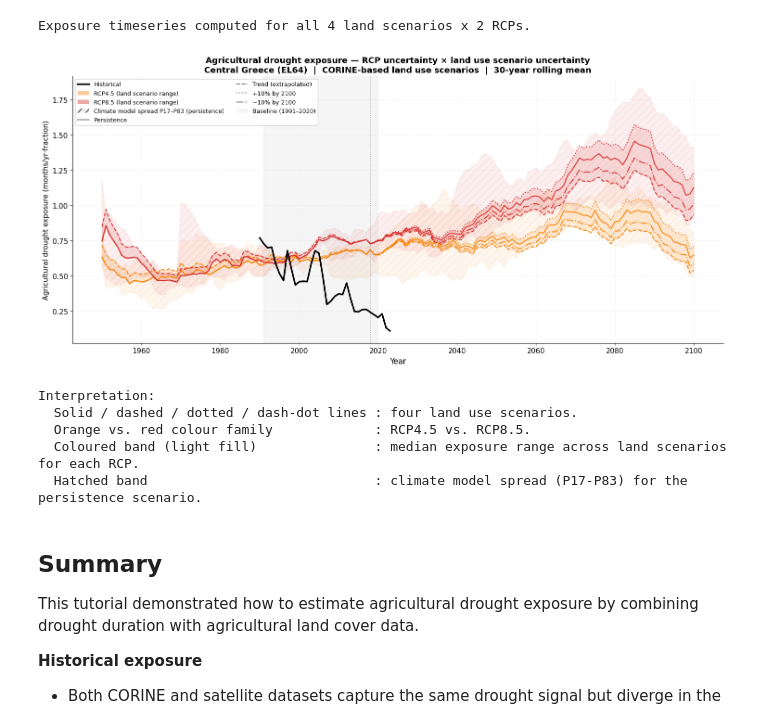
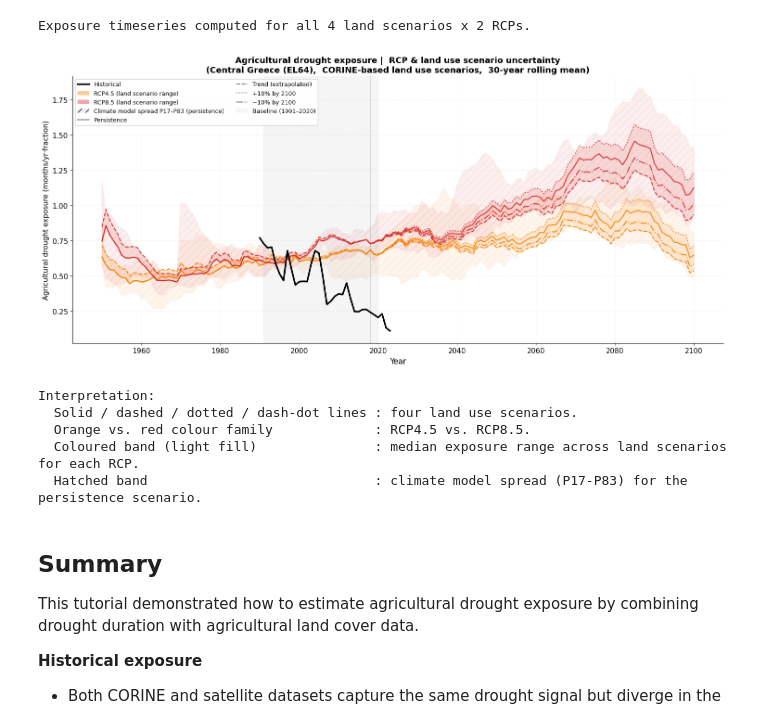
Before and after one commit to ecmwf-training/drought-exposure, a Jupyter notebook: tutorials/agriculture_exposed_to_prolonged_droughts.ipynb, the cells around one changed output. Drawn from its saved outputs; the diff is of its cells as text; code cells hidden in the pictures.

```diff
--- a/tutorials/agriculture_exposed_to_prolonged_droughts.ipynb
+++ b/tutorials/agriculture_exposed_to_prolonged_droughts.ipynb
@@ -503,7 +505,7 @@ scenarios_land = {
     'Persistence':    frac_persistence,
     'Trend':          frac_trend,
     '+10% by 2100':   frac_plus10,
-    '\u221210% by 2100': frac_minus10,
+    '-10% by 2100': frac_minus10,
 }
 
 print(f'CORINE linear trend: {slope*10:.4f} fraction-points / decade')
@@ -526,7 +528,7 @@ fig, ax = plt.subplots(figsize=(12, 4))
 ax.scatter(df_corine['year'], df_corine['ag_fraction'] * 100,
            color='#8B4513', s=70, zorder=10, label='CORINE snapshots', marker='o')
 
-ls_map = {'Persistence': '-', 'Trend': '--', '+10% by 2100': ':', '\u221210% by 2100': '-.'}
+ls_map = {'Persistence': '-', 'Trend': '--', '+10% by 2100': ':', '-10% by 2100': '-.'}
 future_mask = all_proj_years >= year_ref
 for name, frac_dict in scenarios_land.items():
     ys = np.array([frac_dict[yr] * 100 for yr in all_proj_years])
@@ -536,7 +538,7 @@ for name, frac_dict in scenarios_land.items():
 ax.axvline(year_ref, color='gray', linestyle=':', linewidth=1.2, alpha=0.7)
 ax.set_ylabel('Agricultural fraction (%)', fontsize=11)
 ax.set_xlabel('Year', fontsize=11)
-ax.set_title('Agricultural land fraction \u2014 CORINE-based scenarios', fontsize=12, fontweight='bold')
+ax.set_title('Agricultural land fraction (CORINE-based scenarios)', fontsize=12, fontweight='bold')
 ax.legend(fontsize=10)
 ax.grid(True, alpha=0.3, linestyle='--')
 ax.spines['top'].set_visible(False)
@@ -578,11 +580,11 @@ hist_ref['exposure'] = (
     * hist_ref['ag_fraction']
 )
 ax.plot(hist_ref['year'], hist_ref['exposure'],
-        color='black', linewidth=2.5, label='Historical (reanalysis \u00d7 CORINE)', zorder=10)
+        color='black', linewidth=2.5, label='Historical (reanalysis, CORINE)', zorder=10)
 
 rcp_colors = {'RCP4_5': '#F77F00', 'RCP8_5': '#D62828'}
 rcp_labels = {'RCP4_5': 'RCP4.5', 'RCP8_5': 'RCP8.5'}
-ls_map = {'Persistence': '-', 'Trend': '--', '+10% by 2100': ':', '\u221210% by 2100': '-.'}
+ls_map = {'Persistence': '-', 'Trend': '--', '+10% by 2100': ':', '-10% by 2100': '-.'}
 
 years_proj = results_all[('Persistence', 'RCP4_5')]['year'].values
 
@@ -614,37 +616,37 @@ ax.axvline(year_ref, color='gray', linestyle=':', linewidth=1.2, alpha=0.7)
 ax.set_xlabel('Year', fontsize=12)
 ax.set_ylabel('Agricultural drought exposure (months/yr\u00b7fraction)', fontsize=11)
 ax.set_title(
-    'Agricultural drought exposure \u2014 RCP uncertainty \u00d7 land use scenario uncertainty\n'
-    'Central Greece (EL64)  |  CORINE-based land use scenarios  |  30-year rolling mean',
+    'Agricultural drought exposure |  RCP & land use scenario uncertainty\n'
+    '(Central Greece (EL64),  CORINE-based land use scenarios,  30-year rolling mean)',
     fontsize=13, fontweight='bold'
 )
 
 legend_handles = [
     Line2D([0], [0], color='black', linewidth=2.5, label='Historical'),
     mpatches.Patch(facecolor='#F77F00', alpha=0.4, label='RCP4.5 (land scenario range)'),
     mpatches.Patch(facecolor='#D62828', alpha=0.4, label='RCP8.5 (land scenario range)'),
     mpatches.Patch(facecolor='gray', alpha=0.12, hatch='//', label='Climate model spread P17\u2013P83 (persistence)'),
     Line2D([0], [0], color='gray', linewidth=1.6, linestyle='-',  label='Persistence'),
     Line2D([0], [0], color='gray', linewidth=1.6, linestyle='--', label='Trend (extrapolated)'),
     Line2D([0], [0], color='gray', linewidth=1.6, linestyle=':',  label='+10% by 2100'),
     Line2D([0], [0], color='gray', linewidth=1.6, linestyle='-.', label='\u221210% by 2100'),
     mpatches.Patch(facecolor='gray', alpha=0.08, label=f'Baseline ({baseline_start}\u2013{baseline_end})'),
 ]
 ax.legend(handles=legend_handles, loc='upper left', fontsize=9, frameon=True,
           framealpha=0.92, ncol=2)
 ax.grid(True, alpha=0.3, linestyle='--', linewidth=0.5)
 ax.spines['top'].set_visible(False)
 ax.spines['right'].set_visible(False)
 plt.tight_layout()
 plt.show()
 
 print('\nInterpretation:')
 print('  Solid / dashed / dotted / dash-dot lines : four land use scenarios.')
 print('  Orange vs. red colour family             : RCP4.5 vs. RCP8.5.')
 print('  Coloured band (light fill)               : median exposure range across land scenarios for each RCP.')
 print('  Hatched band                             : climate model spread (P17-P83) for the persistence scenario.')
 # %% [output]
-[figure, old version]
+[figure, new version]
 Interpretation:
   Solid / dashed / dotted / dash-dot lines : four land use scenarios.
   Orange vs. red colour family             : RCP4.5 vs. RCP8.5.
```
Also changed, not shown: parts of 3 cells of this notebook.
